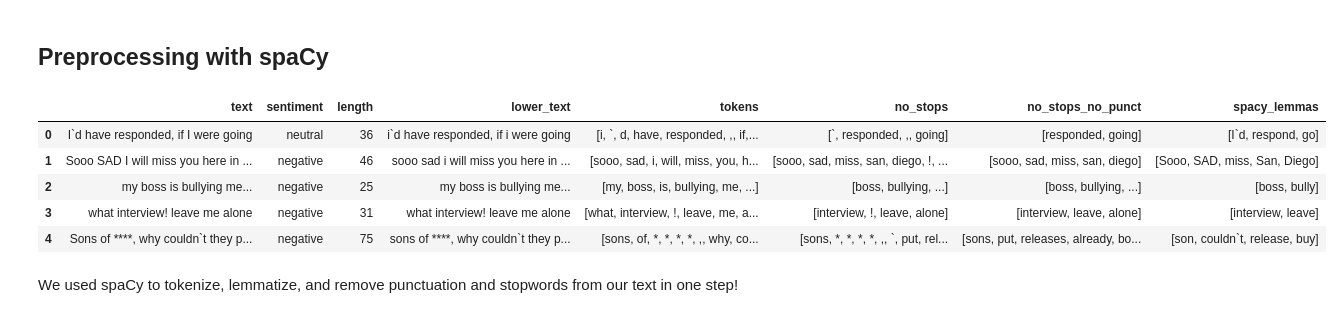
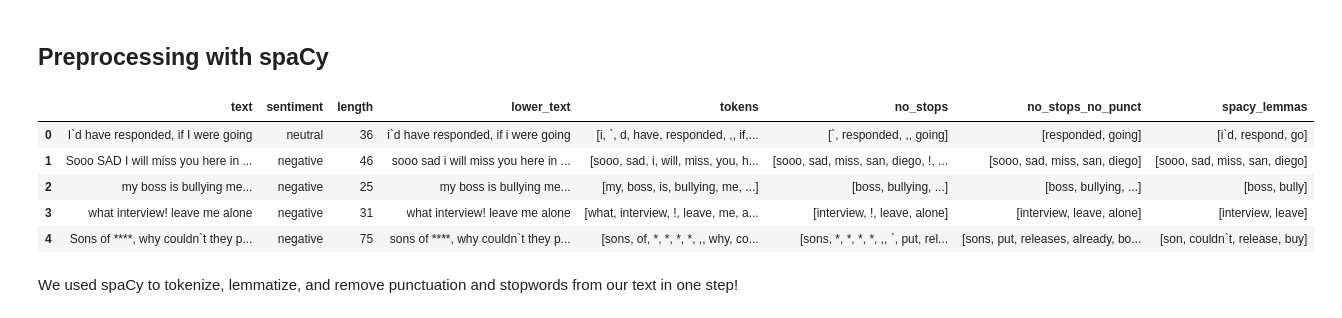
Before and after one commit to purvikansara/adv-ml-wk01-nlp-codealongs, a Jupyter notebook: Lecture 1/SOLUTIONS-W01L01-working-with-text-data.ipynb, the cells around one changed output. Cells and saved outputs as stored; diff of their text form; code cells hidden in the pictures.

```diff
--- a/Lecture 1/SOLUTIONS-W01L01-working-with-text-data.ipynb
+++ b/Lecture 1/SOLUTIONS-W01L01-working-with-text-data.ipynb
@@ -374,18 +377,18 @@ In order to use spaCy to process our entire dataframe, we will need to make a fu
 # %%
 ## Define a function to use spacy to process our text
 def spacy_process(text):
-        """Lemmatize tokens, remove punctuation, spaces, and stop words"""
+        """Lemmatize tokens, lower case, remove punctuation, spaces, and stop words"""
         doc = nlp_model(text)
-        processed_doc = [token.lemma_ for token in doc if not token.is_punct and not token.is_space and not token.is_stop]
+        processed_doc = [token.lemma_.lower() for token in doc if not token.is_punct and not token.is_space and not token.is_stop]
         return processed_doc
 
 ## process the tweets using the spacy function
 df['spacy_lemmas'] = df['text'].apply(spacy_process)
 df.head()
 # %% [output]
 |  | text | sentiment | length | lower_text | tokens | no_stops | no_stops_no_punct | spacy_lemmas |
-| 0 | I`d have responded, if I were going | neutral | 36 | i`d have responded, if i were going | [i, `, d, have, responded, ,, if,... | [`, responded, ,, going] | [responded, going] | [I`d, respond, go] |
-| 1 | Sooo SAD I will miss you here in ... | negative | 46 | sooo sad i will miss you here in ... | [sooo, sad, i, will, miss, you, h... | [sooo, sad, miss, san, diego, !, ... | [sooo, sad, miss, san, diego] | [Sooo, SAD, miss, San, Diego] |
+| 0 | I`d have responded, if I were going | neutral | 36 | i`d have responded, if i were going | [i, `, d, have, responded, ,, if,... | [`, responded, ,, going] | [responded, going] | [i`d, respond, go] |
+| 1 | Sooo SAD I will miss you here in ... | negative | 46 | sooo sad i will miss you here in ... | [sooo, sad, i, will, miss, you, h... | [sooo, sad, miss, san, diego, !, ... | [sooo, sad, miss, san, diego] | [sooo, sad, miss, san, diego] |
 | 2 | my boss is bullying me... | negative | 25 | my boss is bullying me... | [my, boss, is, bullying, me, ...] | [boss, bullying, ...] | [boss, bullying, ...] | [boss, bully] |
 | 3 | what interview! leave me alone | negative | 31 | what interview! leave me alone | [what, interview, !, leave, me, a... | [interview, !, leave, alone] | [interview, leave, alone] | [interview, leave] |
 | 4 | Sons of ****, why couldn`t they p... | negative | 75 | sons of ****, why couldn`t they p... | [sons, of, *, *, *, *, ,, why, co... | [sons, *, *, *, *, ,, `, put, rel... | [sons, put, releases, already, bo... | [son, couldn`t, release, buy] |
```
Also changed, not shown: parts of 12 cells of this notebook, 8 other files.
